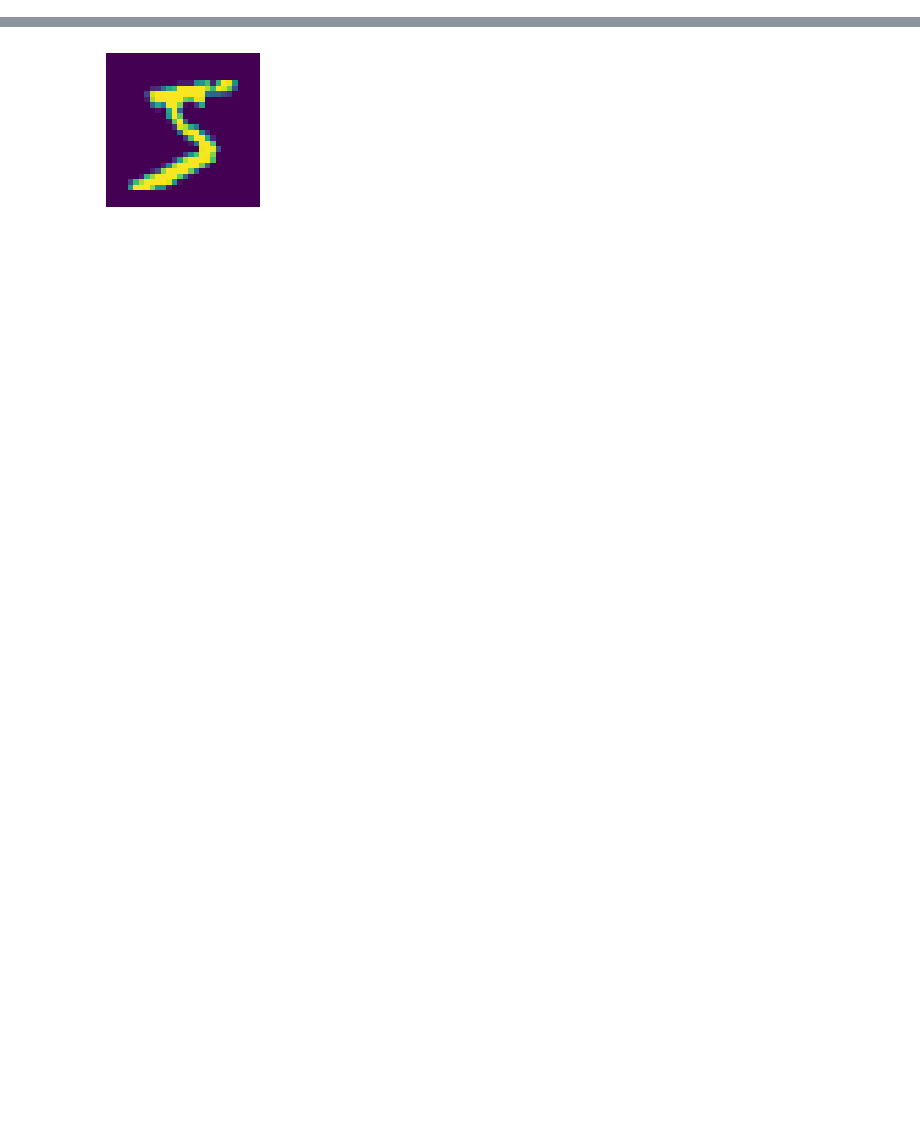
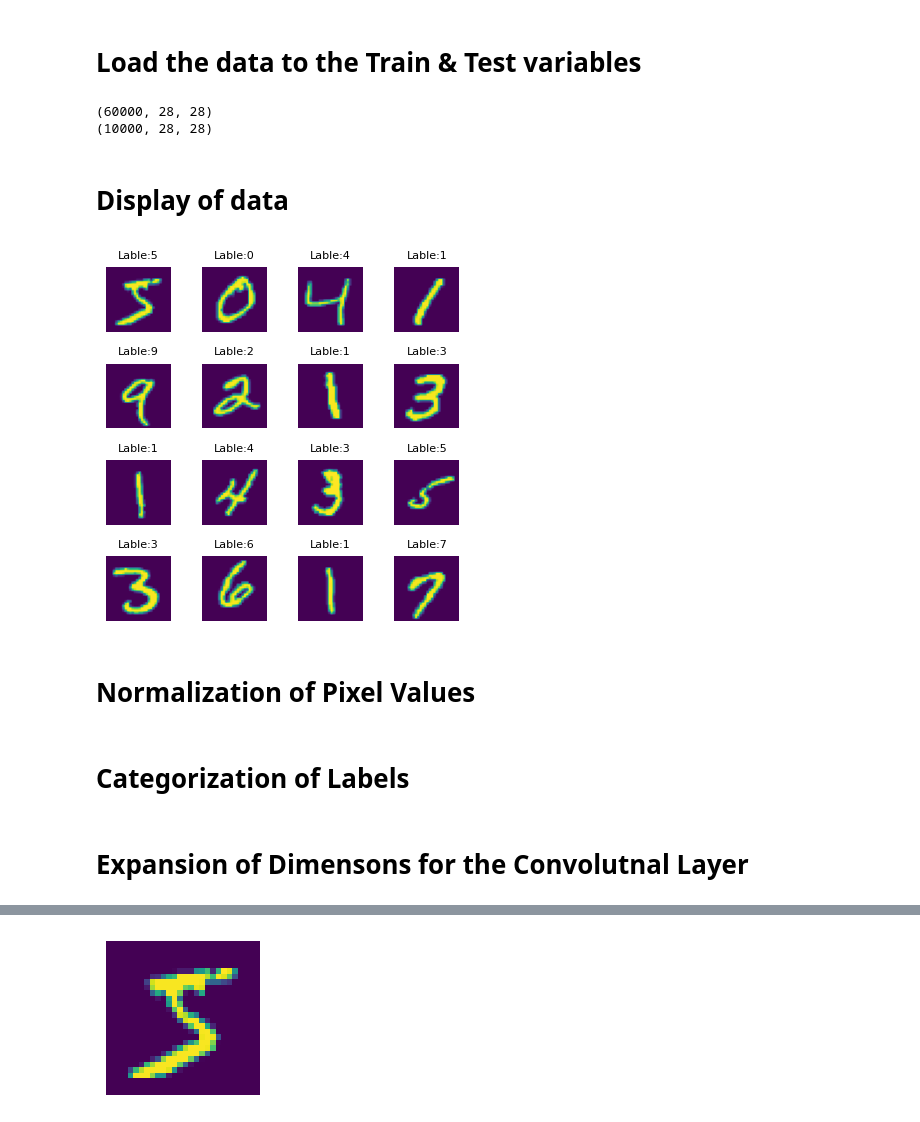
Before and after one commit to AHBRIJESH/Convolutional_Neural_Network-for-Handwritten-Digit-Predection, a Jupyter notebook: Model.ipynb, the cells around one changed output, grey strips where cells are left out. Saved outputs shown, nothing was run; the diff lists cells and outputs as text; code cells hidden in the pictures; blank space fills up the shorter version.

```diff
--- a/Model.ipynb
+++ b/Model.ipynb
@@ -15,0 +11,25 @@ print(x_train[0].shape)
+# %% [markdown]
+# Load the data to the Train & Test variables
+# %%
+(X_train,Y_train),(x_test,y_test)= mnist.load_data()
+# %%
+print(X_train.shape)
+print(x_test.shape)
+# %% [output]
+(60000, 28, 28)
+(10000, 28, 28)
+# %% [markdown]
+# Display of data
+# %%
+plt.figure(figsize=(4,4))
+for i in range (16):
+    plt.subplot(4,4,i+1)
+    plt.imshow(X_train[i])
+    plt.axis('off')
+    plt.title(f"Lable:{Y_train[i]}",fontsize=8)
+plt.tight_layout()
+plt.show()
+# %% [output]
+[figure, added]
+# %% [markdown]
+# Normalization of Pixel Values
@@ -15,0 +38,2 @@ print(x_train[0].shape)
+# %% [markdown]
+# Categorization of Labels
@@ -15,0 +42,2 @@ print(x_train[0].shape)
+# %% [markdown]
+# Expansion of Dimensons for the Convolutnal Layer
```
Also changed, not shown: parts of 24 cells of this notebook, 1 other file.
